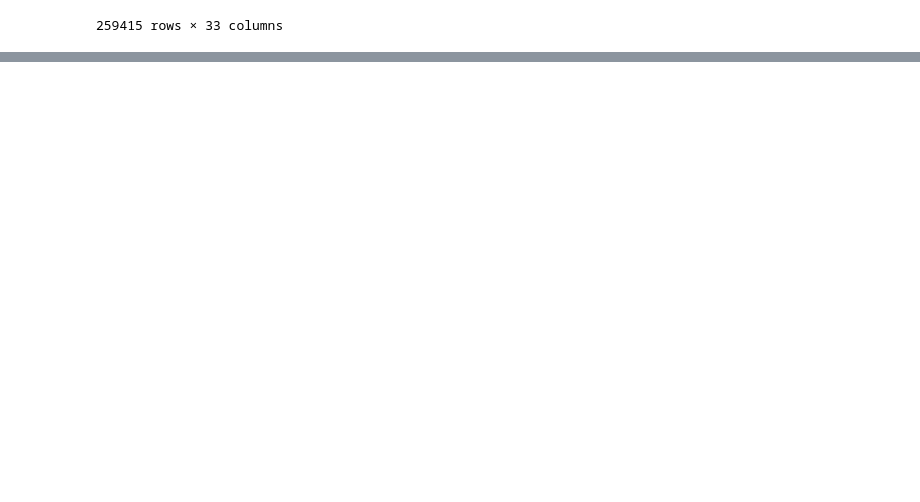
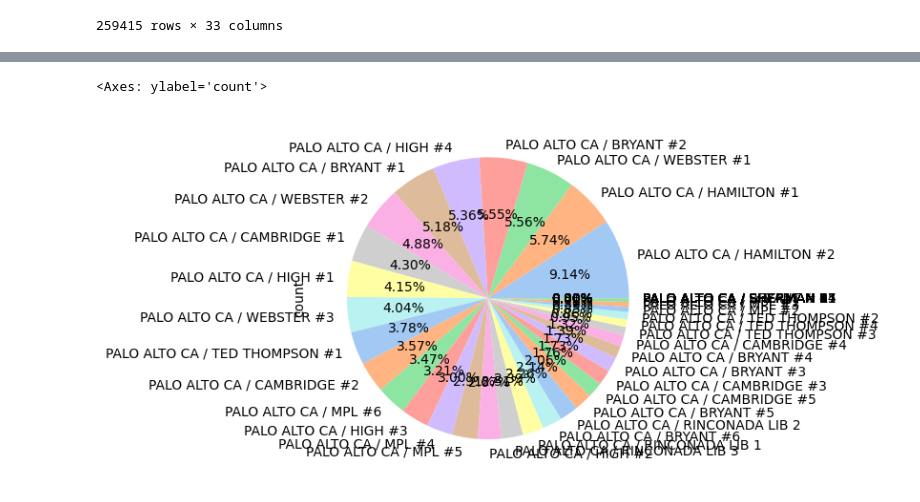
Before and after one commit to natvar55/IT496_Data_Voyagers_Project1, a Jupyter notebook: cp_202101203.ipynb, the cells around one changed output, grey strips where cells are left out. Saved outputs shown, nothing was run; the diff lists cells and outputs as text; code cells hidden in the pictures; blank space fills up the shorter version.

```diff
--- a/cp_202101203.ipynb
+++ b/cp_202101203.ipynb
@@ -22,3 +22,6 @@ df
 | 259413 | PALO ALTO CA / WEBSTER #1 | 0024:B100:0002:4233 | City of Palo Alto | 12/31/2020 17:49 | PST | 12/31/2020 21:55 | PST | ... |
 | 259414 | PALO ALTO CA / CAMBRIDGE #4 | 0024:B100:0003:3A0A | City of Palo Alto | 12/31/2020 18:19 | PST | 12/31/2020 19:01 | PST | ... |
 259415 rows × 33 columns
+# %%
+station=df['Station Name'].value_counts()
+station
@@ -24,0 +46,6 @@ df
+# %%
+piec_colors = sns.color_palette('pastel')[0:len(station)]
+station.plot(kind = 'pie', colors=piec_colors, autopct = '%1.2f%%')
+# %% [output]
+<Axes: ylabel='count'>
+[figure, added]
```
Also changed, not shown: parts of 1 cell of this notebook.
